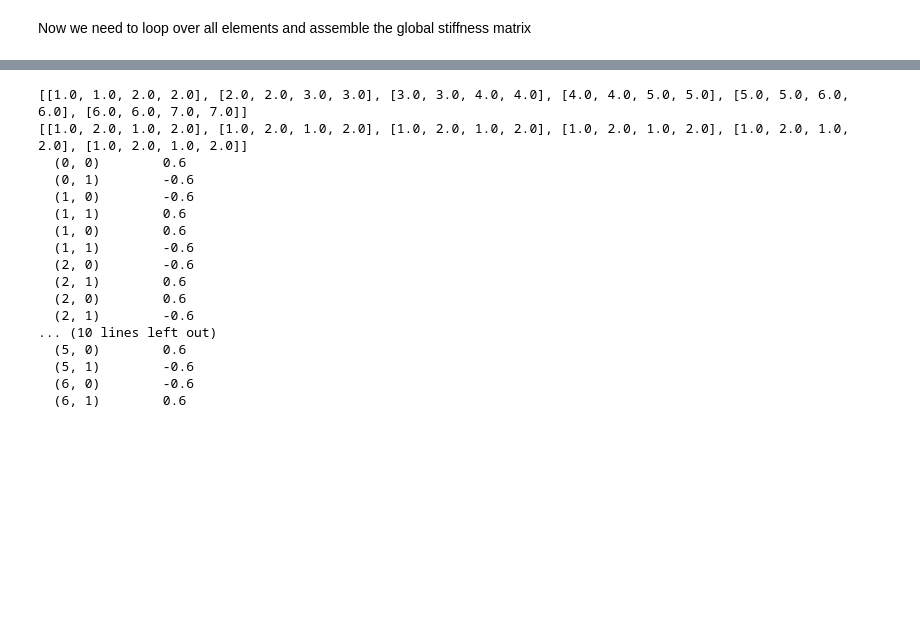
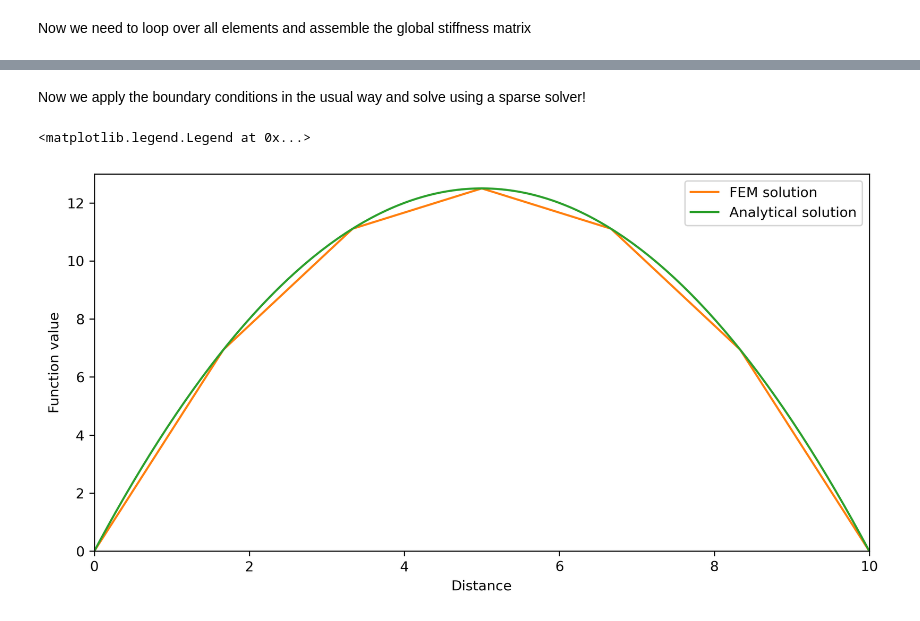
Before and after one commit to lruepke/FEM_lecture, a Jupyter notebook: sphinx/source/lecture3/jupyter/fem_1d_numerical.ipynb, the cells around one changed output, grey strips where cells are left out. Drawn from its saved outputs; the diff is of its cells as text; code cells hidden in the pictures; blank space fills up the shorter version.

```diff
--- a/sphinx/source/lecture3/jupyter/fem_1d_numerical.ipynb
+++ b/sphinx/source/lecture3/jupyter/fem_1d_numerical.ipynb
@@ -7,6 +7,9 @@ import sympy as sy
 from scipy.sparse import csr_matrix
 from scipy import sparse
 from numpy import array
+from scipy.sparse.linalg import spsolve
+import matplotlib as mpl
+mpl.rcParams['figure.dpi']= 300
 # %% [markdown]
 First we define some numerical constants and define the problem
 # %%
@@ -64,37 +43,19 @@ print(K)
 # %%
+Rhs_all = np.zeros(nnod)
 I = []
 J = []
 K = []
 for iel in range(0,nel):
 
     I.append(list((EL2NOD[:,iel]*np.ones((nnodel,1))).T.reshape(nnodel*nnodel)))
-    J.append(list((np.ones((nnodel,1)) * EL2NOD[:,0]).reshape(nnodel*nnodel)))
+    J.append(list((np.ones((nnodel,1)) * EL2NOD[:,iel]).reshape(nnodel*nnodel)))
     K.append(list(Ael.reshape(nnodel*nnodel)))
 
-    #A[EL2NOD[0,iel]-1,EL2NOD[0,iel]-1] = A[list(EL2NOD[:,iel]-1), list(EL2NOD[:,iel]-1)] + Ael
-print(I)
-print(J)
+    Rhs_all[EL2NOD[:,iel]-1] += Rhs_el
+
+
 I=np.array(I,dtype=int).reshape(-1)-1
 J=np.array(J,dtype=int).reshape(-1)-1
 K=np.array(K,dtype=float).reshape(-1)
 
-A = sparse.coo_matrix((K,(I,J)),shape=(nnod,nnod))
-print(A)
+A_all = sparse.csr_matrix((K,(I,J)),shape=(nnod,nnod))
-# %% [output]
-[[1.0, 1.0, 2.0, 2.0], [2.0, 2.0, 3.0, 3.0], [3.0, 3.0, 4.0, 4.0], [4.0, 4.0, 5.0, 5.0], [5.0, 5.0, 6.0, 6.0], [6.0, 6.0, 7.0, 7.0]]
-[[1.0, 2.0, 1.0, 2.0], [1.0, 2.0, 1.0, 2.0], [1.0, 2.0, 1.0, 2.0], [1.0, 2.0, 1.0, 2.0], [1.0, 2.0, 1.0, 2.0], [1.0, 2.0, 1.0, 2.0]]
-  (0, 0)        0.6
-  (0, 1)        -0.6
-  (1, 0)        -0.6
-  (1, 1)        0.6
-  (1, 0)        0.6
-  (1, 1)        -0.6
-  (2, 0)        -0.6
-  (2, 1)        0.6
-  (2, 0)        0.6
-  (2, 1)        -0.6
-... (10 lines left out)
-  (5, 0)        0.6
-  (5, 1)        -0.6
-  (6, 0)        -0.6
-  (6, 1)        0.6
@@ -139,0 +62,2 @@ grid on
+# %% [markdown]
+Now we apply the boundary conditions in the usual way and solve using a sparse solver!
@@ -139,0 +72,32 @@ grid on
+# %%
+# hide
+#Apply boundary conditions
+A_all[0,0]       = 1
+A_all[0,1]       = 0
+A_all[nnod-1,nnod-1] = 1
+A_all[nnod-1,nnod-2] = 0
+Rhs_all[0] = Tleft
+Rhs_all[-1] = Trite
+# %%
+# and solve!
+
+Tnew=spsolve(A_all,Rhs_all)
+
+#Analytical solution
+X     = np.linspace(0,lx, 100*nnod)
+T_ana = -1/2*Q/k*np.square(X) + 1/2*Q/k*lx*X;
+
+# Plotting
+fig = plt.figure(figsize=(10,5))
+fig.clf()
+ax  = plt.axes(xlim=(0, lx), ylim=(0, 13))
+line, = ax.plot([], [], lw=1)
+ax.set_xlabel('Distance')
+ax.set_ylabel('Function value')
+
+plt.plot(Gcoord, Tnew, label='FEM solution')
+plt.plot(X, T_ana, label='Analytical solution')
+plt.legend()
+# %% [output]
+<matplotlib.legend.Legend at 0x...>
+[figure, added]
```
Also changed, not shown: parts of 8 cells of this notebook, 1 other file.
